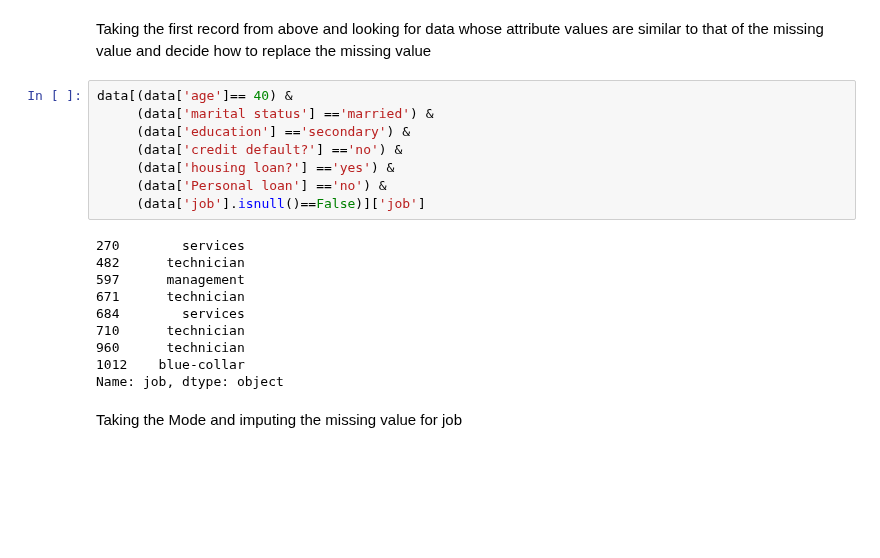
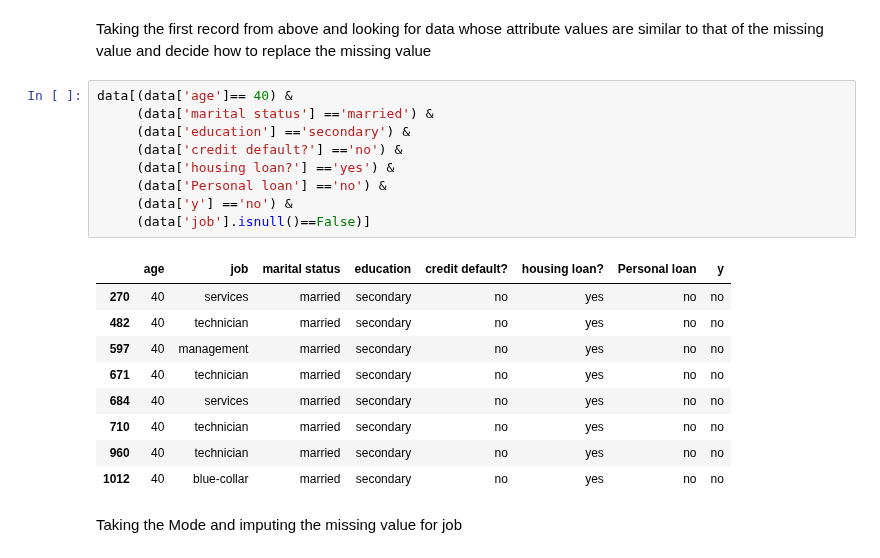
Before and after one commit to lokeshkumarn/Notebooks, a Jupyter notebook: BankTermDeposit.ipynb, the cells around one changed output. Drawn from its saved outputs; the diff is of its cells as text; blank space fills up the shorter version.

```diff
--- a/BankTermDeposit.ipynb
+++ b/BankTermDeposit.ipynb
@@ -67,21 +67,22 @@ Taking the first record from above and looking for data whose attribute values a
 # %%
 data[(data['age']== 40) &
      (data['marital status'] =='married') &
      (data['education'] =='secondary') &
      (data['credit default?'] =='no') &
      (data['housing loan?'] =='yes') &
      (data['Personal loan'] =='no') &
-     (data['job'].isnull()==False)]['job']
+     (data['y'] =='no') &
+     (data['job'].isnull()==False)]
 # %% [output]
-270        services
-482      technician
-597      management
-671      technician
-684        services
-710      technician
-960      technician
-1012    blue-collar
-Name: job, dtype: object
+|  | age | job | marital status | education | credit default? | housing loan? | Personal loan | y |
+| 270 | 40 | services | married | secondary | no | yes | no | no |
+| 482 | 40 | technician | married | secondary | no | yes | no | no |
+| 597 | 40 | management | married | secondary | no | yes | no | no |
+| 671 | 40 | technician | married | secondary | no | yes | no | no |
+| 684 | 40 | services | married | secondary | no | yes | no | no |
+| 710 | 40 | technician | married | secondary | no | yes | no | no |
+| 960 | 40 | technician | married | secondary | no | yes | no | no |
+| 1012 | 40 | blue-collar | married | secondary | no | yes | no | no |
 # %% [markdown]
 Taking the Mode and imputing the missing value for job
 # %%
```
Also changed, not shown: parts of 29 cells of this notebook.
